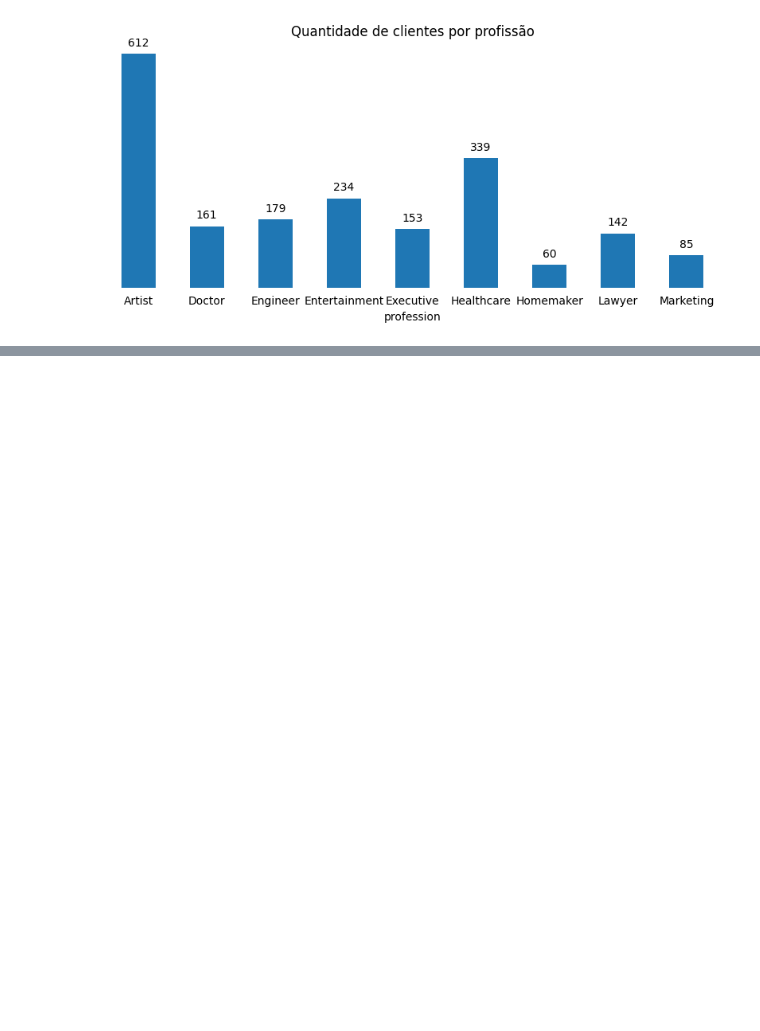
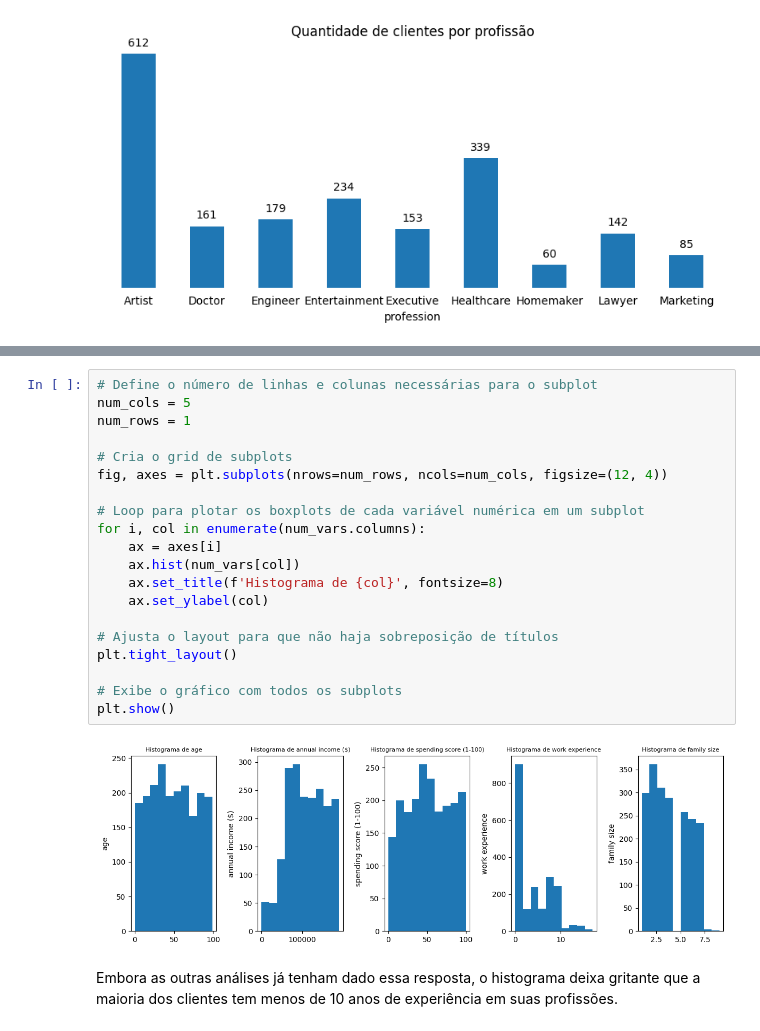
Before and after one commit to IHASCIONAL/EDA_e_segmentacao_de_publico, a Jupyter notebook: EDA.ipynb, the cells around one changed output, grey strips where cells are left out. Drawn from its saved outputs; the diff is of its cells as text; blank space fills up the shorter version.

```diff
--- a/EDA.ipynb
+++ b/EDA.ipynb
@@ -172,0 +259,24 @@ ax.tick_params(axis='y', which='both', left=False, right=False, labelleft=False)
+# %%
+# Define o número de linhas e colunas necessárias para o subplot
+num_cols = 5
+num_rows = 1
+
+# Cria o grid de subplots
+fig, axes = plt.subplots(nrows=num_rows, ncols=num_cols, figsize=(12, 4))
+
+# Loop para plotar os boxplots de cada variável numérica em um subplot
+for i, col in enumerate(num_vars.columns):
+    ax = axes[i]
+    ax.hist(num_vars[col])
+    ax.set_title(f'Histograma de {col}', fontsize=8)
+    ax.set_ylabel(col)
+
+# Ajusta o layout para que não haja sobreposição de títulos
+plt.tight_layout()
+
+# Exibe o gráfico com todos os subplots
+plt.show()
+# %% [output]
+[figure, added]
+# %% [markdown]
+Embora as outras análises já tenham dado essa resposta, o histograma deixa gritante que a maioria dos clientes tem menos de 10 anos de experiência em suas profissões.
```
Also changed, not shown: parts of 19 cells of this notebook.
